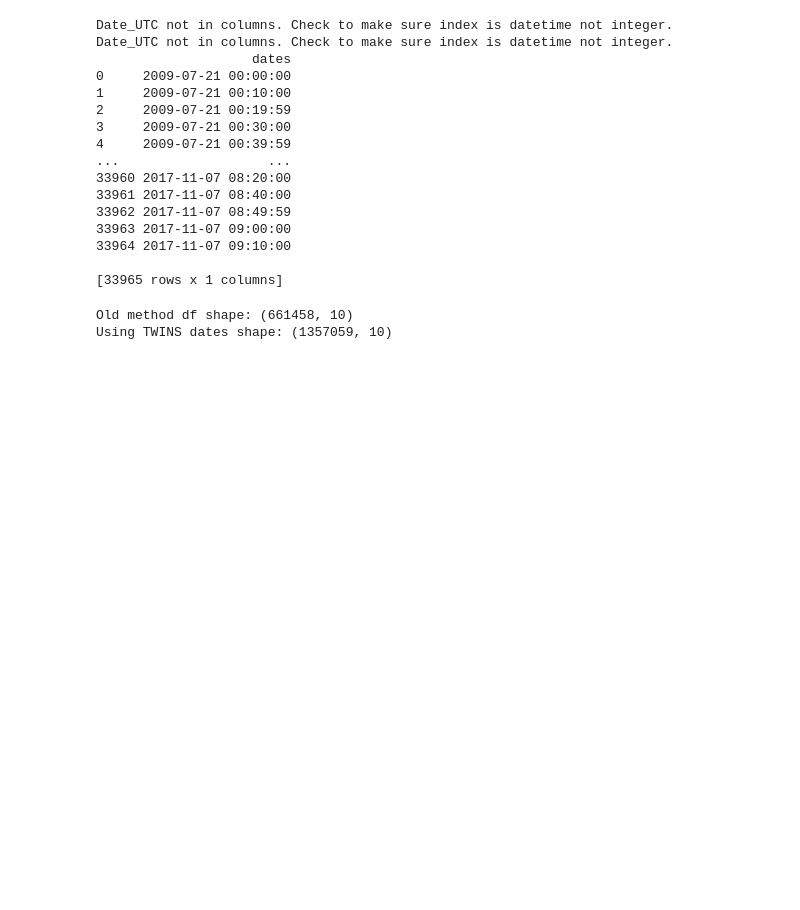
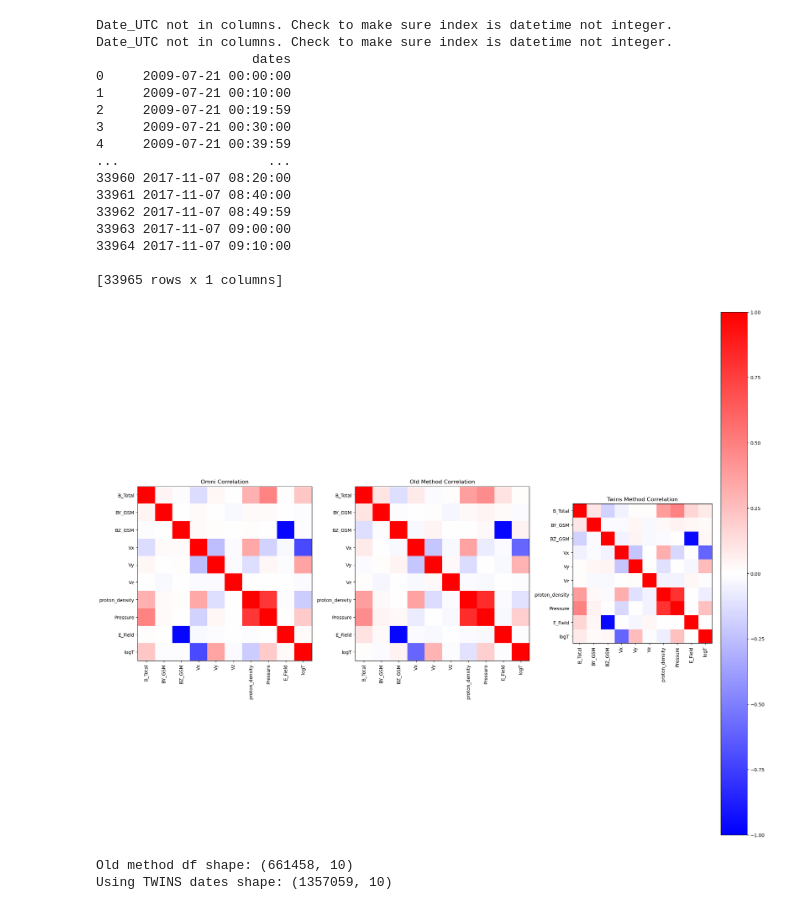
Before and after one commit to mikecoughlan/examining_twins_and_supermag, a Jupyter notebook: feature_examination.ipynb, the cells around one changed output. Drawn from its saved outputs; the diff is of its cells as text; code cells hidden in the pictures; blank space fills up the shorter version.

```diff
--- a/feature_examination.ipynb
+++ b/feature_examination.ipynb
@@ -47,6 +47,33 @@ Date_UTC not in columns. Check to make sure index is datetime not integer.
 33964 2017-11-07 09:10:00
 
 [33965 rows x 1 columns]
+# %%
+# showing correlation tables for each method
+
+fig = plt.figure(figsize=(20,20))
+ax0 = fig.add_subplot(131)
+plt.imshow(omni.corr(), cmap='bwr', vmin=-1, vmax=1)
+ax0.set_title('Omni Correlation')
+plt.xticks(np.arange(0, len(omni.columns)), omni.columns, rotation=90)
+plt.yticks(np.arange(0, len(omni.columns)), omni.columns)
+
+ax1 = fig.add_subplot(132)
+plt.imshow(old_storm_dates_df.corr(), cmap='bwr', vmin=-1, vmax=1)
+ax1.set_title('Old Method Correlation')
+plt.xticks(np.arange(0, len(old_storm_dates_df.columns)), old_storm_dates_df.columns, rotation=90)
+plt.yticks(np.arange(0, len(old_storm_dates_df.columns)), old_storm_dates_df.columns)
+
+ax2 = fig.add_subplot(133)
+plt.imshow(twins_storm_times_df.corr(), cmap='bwr', vmin=-1, vmax=1)
+ax2.set_title('Twins Method Correlation')
+plt.xticks(np.arange(0, len(twins_storm_times_df.columns)), twins_storm_times_df.columns, rotation=90)
+plt.yticks(np.arange(0, len(twins_storm_times_df.columns)), twins_storm_times_df.columns)
+plt.colorbar()
+
+plt.tight_layout()
+plt.show()
+# %% [output]
+[figure, added]
 # %%
 print(f'Old method df shape: {old_storm_dates_df.shape}')
 print(f'Using TWINS dates shape: {twins_storm_times_df.shape}')
```
Also changed, not shown: parts of 10 cells of this notebook, 2 other files.
